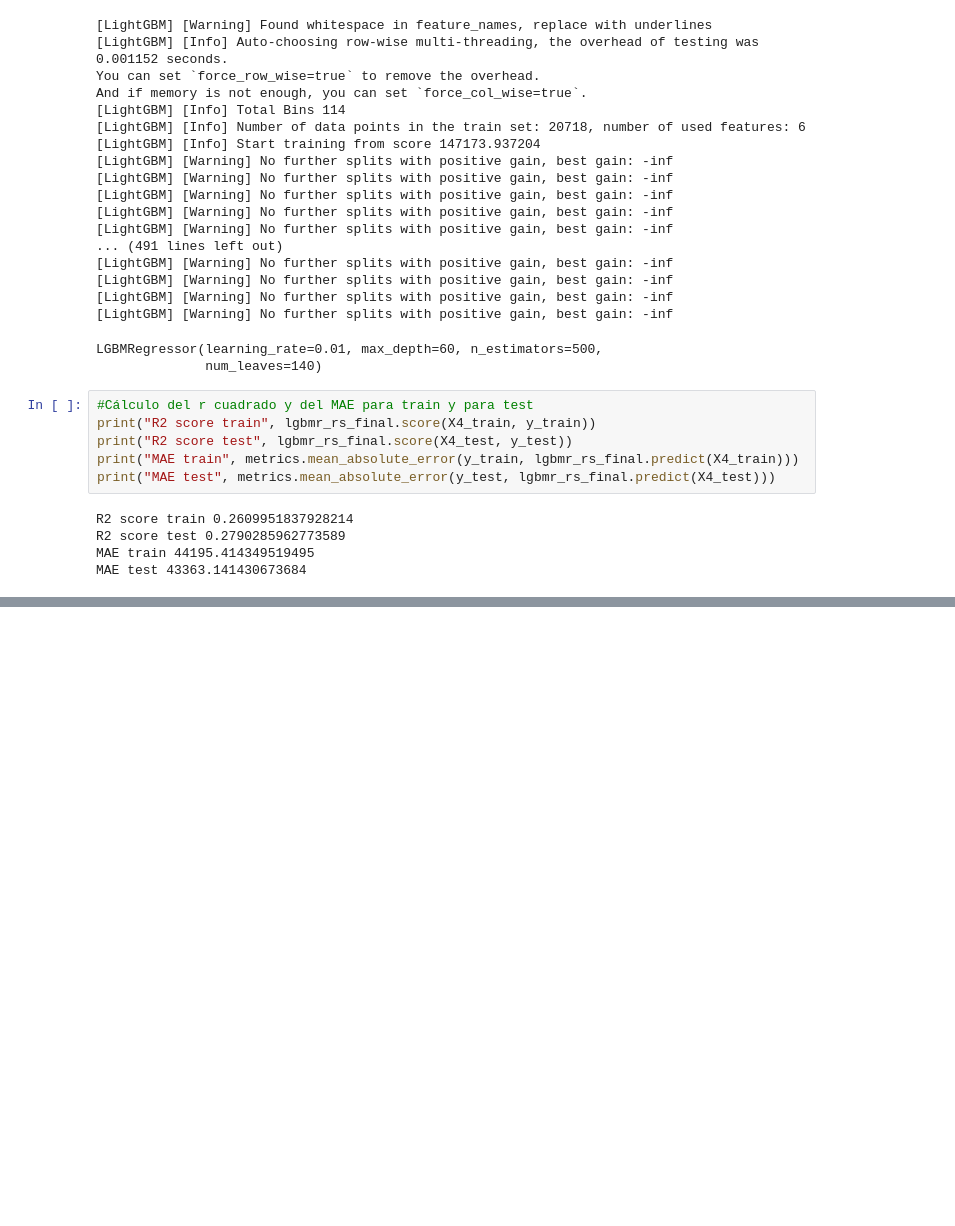
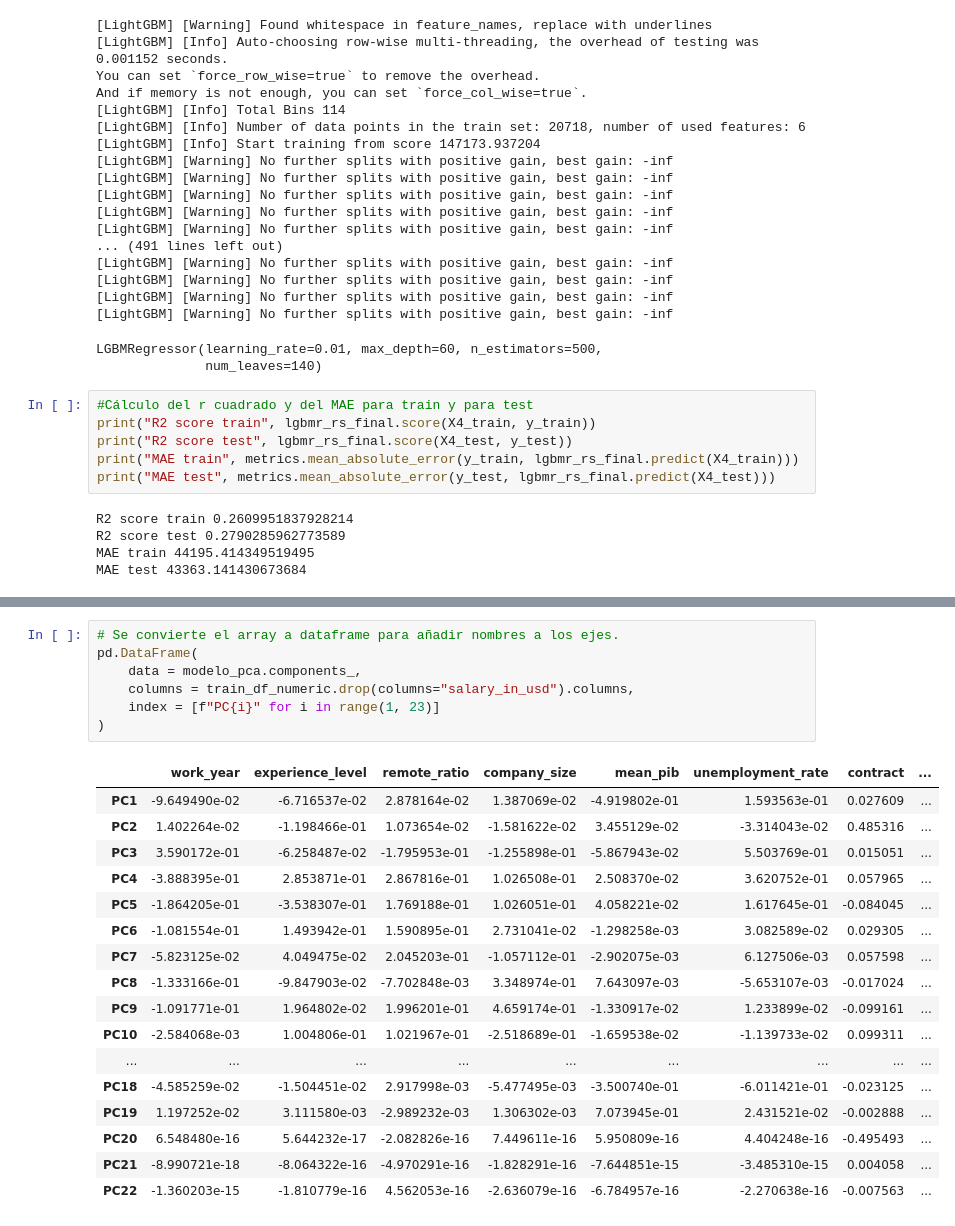
Before and after one commit to tacedo97/ML-AI-Salary-Prediction, a Jupyter notebook: notebooks/03_Entrenamiento_Evaluacion.ipynb, the cells around one changed output, grey strips where cells are left out. Cells and saved outputs as stored; diff of their text form; blank space fills up the shorter version.

```diff
--- a/notebooks/03_Entrenamiento_Evaluacion.ipynb
+++ b/notebooks/03_Entrenamiento_Evaluacion.ipynb
@@ -707,0 +923,25 @@ MAE test 43363.141430673684
+# %%
+# Se convierte el array a dataframe para añadir nombres a los ejes.
+pd.DataFrame(
+    data = modelo_pca.components_,
+    columns = train_df_numeric.drop(columns="salary_in_usd").columns,
+    index = [f"PC{i}" for i in range(1, 23)]
+)
+# %% [output]
+|  | work_year | experience_level | remote_ratio | company_size | mean_pib | unemployment_rate | contract | ... |
+| PC1 | -9.649490e-02 | -6.716537e-02 | 2.878164e-02 | 1.387069e-02 | -4.919802e-01 | 1.593563e-01 | 0.027609 | ... |
+| PC2 | 1.402264e-02 | -1.198466e-01 | 1.073654e-02 | -1.581622e-02 | 3.455129e-02 | -3.314043e-02 | 0.485316 | ... |
+| PC3 | 3.590172e-01 | -6.258487e-02 | -1.795953e-01 | -1.255898e-01 | -5.867943e-02 | 5.503769e-01 | 0.015051 | ... |
+| PC4 | -3.888395e-01 | 2.853871e-01 | 2.867816e-01 | 1.026508e-01 | 2.508370e-02 | 3.620752e-01 | 0.057965 | ... |
+| PC5 | -1.864205e-01 | -3.538307e-01 | 1.769188e-01 | 1.026051e-01 | 4.058221e-02 | 1.617645e-01 | -0.084045 | ... |
+| PC6 | -1.081554e-01 | 1.493942e-01 | 1.590895e-01 | 2.731041e-02 | -1.298258e-03 | 3.082589e-02 | 0.029305 | ... |
+| PC7 | -5.823125e-02 | 4.049475e-02 | 2.045203e-01 | -1.057112e-01 | -2.902075e-03 | 6.127506e-03 | 0.057598 | ... |
+| PC8 | -1.333166e-01 | -9.847903e-02 | -7.702848e-03 | 3.348974e-01 | 7.643097e-03 | -5.653107e-03 | -0.017024 | ... |
+| PC9 | -1.091771e-01 | 1.964802e-02 | 1.996201e-01 | 4.659174e-01 | -1.330917e-02 | 1.233899e-02 | -0.099161 | ... |
+| PC10 | -2.584068e-03 | 1.004806e-01 | 1.021967e-01 | -2.518689e-01 | -1.659538e-02 | -1.139733e-02 | 0.099311 | ... |
+| ... | ... | ... | ... | ... | ... | ... | ... | ... |
+| PC18 | -4.585259e-02 | -1.504451e-02 | 2.917998e-03 | -5.477495e-03 | -3.500740e-01 | -6.011421e-01 | -0.023125 | ... |
+| PC19 | 1.197252e-02 | 3.111580e-03 | -2.989232e-03 | 1.306302e-03 | 7.073945e-01 | 2.431521e-02 | -0.002888 | ... |
+| PC20 | 6.548480e-16 | 5.644232e-17 | -2.082826e-16 | 7.449611e-16 | 5.950809e-16 | 4.404248e-16 | -0.495493 | ... |
+| PC21 | -8.990721e-18 | -8.064322e-16 | -4.970291e-16 | -1.828291e-16 | -7.644851e-15 | -3.485310e-15 | 0.004058 | ... |
+| PC22 | -1.360203e-15 | -1.810779e-16 | 4.562053e-16 | -2.636079e-16 | -6.784957e-16 | -2.270638e-16 | -0.007563 | ... |
```
Also changed, not shown: parts of 31 cells of this notebook.
